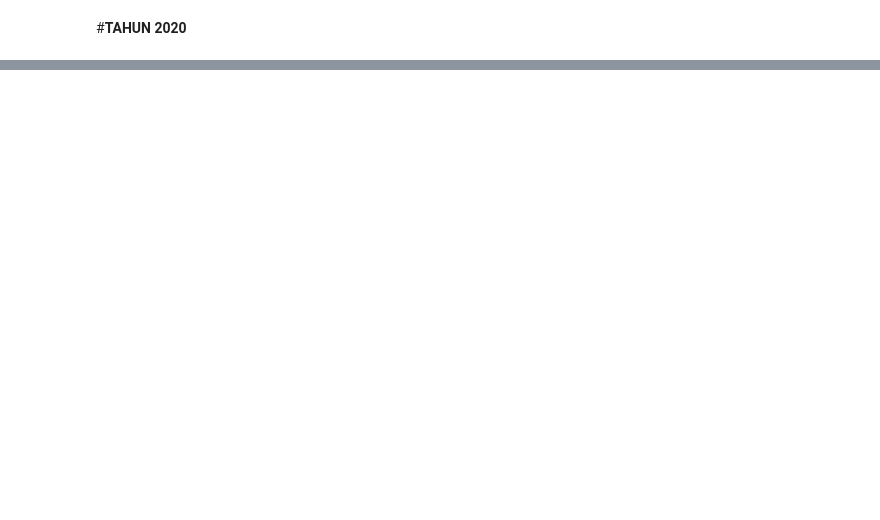
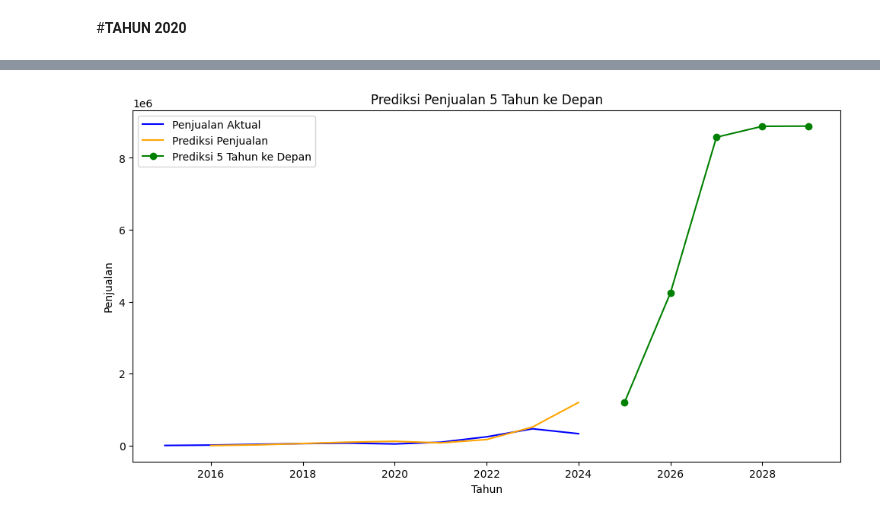
Before and after one commit to dietadestina/PA_EVCast, a Jupyter notebook: Modelling_LSTM.ipynb, the cells around one changed output, grey strips where cells are left out. Saved outputs shown, nothing was run; the diff lists cells and outputs as text; code cells hidden in the pictures; blank space fills up the shorter version.

```diff
--- a/Modelling_LSTM.ipynb
+++ b/Modelling_LSTM.ipynb
@@ -537,0 +666,36 @@ plt.show()
+# %%
+# Mengambil data terakhir dari X untuk prediksi tahun ke depan
+future_steps = 5
+last_input = X[-1]  # Mengambil data terakhir untuk memulai prediksi masa depan
+future_predictions = []
+
+for _ in range(future_steps):
+    # Melakukan prediksi dan menambahkannya ke list
+    prediction = model.predict(last_input.reshape(1, time_step, 1))
+    future_predictions.append(prediction[0, 0])
+
+    # Update last_input untuk prediksi selanjutnya
+    last_input = np.append(last_input[1:], prediction)
+    last_input = last_input.reshape(time_step, 1)
+
+# Mengubah future_predictions menjadi numpy array sebelum inverse transform
+future_predictions = np.array(future_predictions)
+
+# Mengubah prediksi masa depan kembali ke skala asli
+future_predictions = scaler.inverse_transform(future_predictions.reshape(-1, 1))
+
+# Menyusun tahun prediksi
+last_year = yearly_sales['Year'].iloc[-1]
+future_years = np.arange(last_year + 1, last_year + 1 + future_steps)
+
+# Visualisasi prediksi 5 tahun ke depan
+plt.figure(figsize=(12, 6))
+plt.plot(yearly_sales['Year'], actual_sales, label='Penjualan Aktual', color='blue')
+plt.plot(yearly_sales['Year'], predicted_sales, label='Prediksi Penjualan', color='orange')
+plt.plot(future_years, future_predictions, label='Prediksi 5 Tahun ke Depan', color='green', marker='o')
+plt.title('Prediksi Penjualan 5 Tahun ke Depan')
+plt.xlabel('Tahun')
+plt.ylabel('Penjualan')
+plt.legend()
+plt.show()
+# %% [output]
@@ -537,0 +707 @@ plt.show()
+[figure, added]
```
Also changed, not shown: parts of 11 cells of this notebook.
